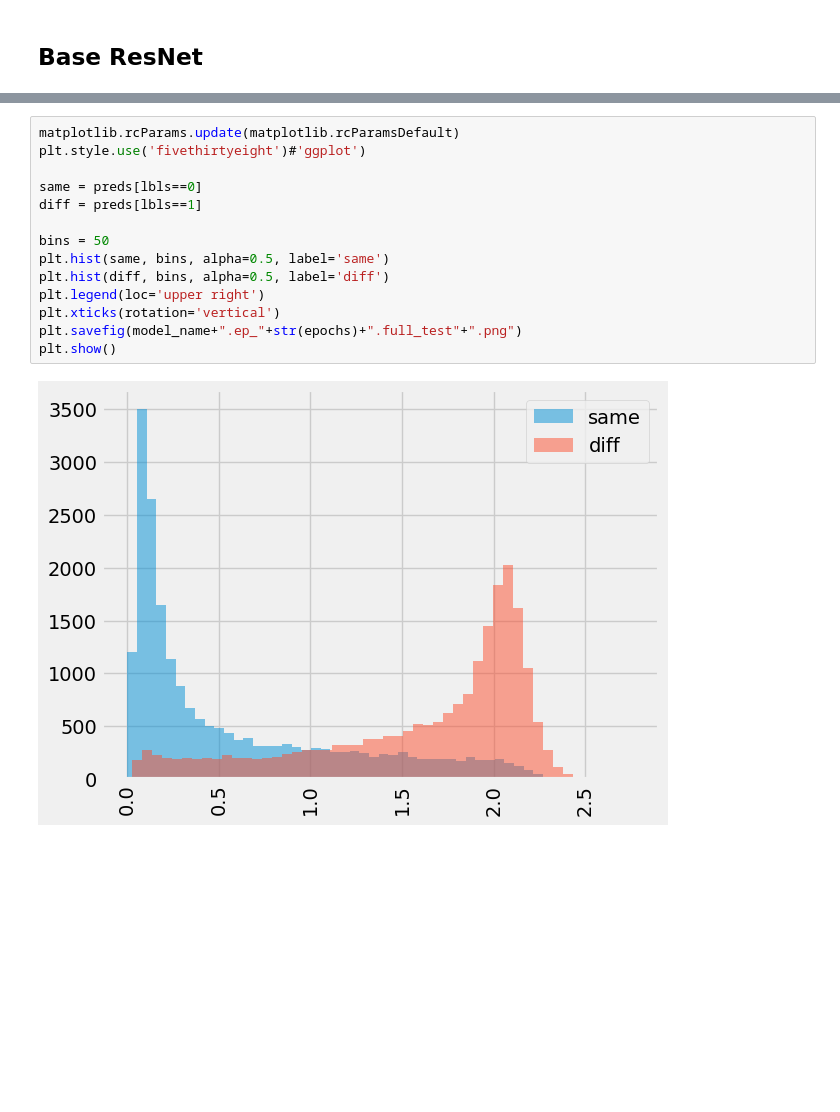
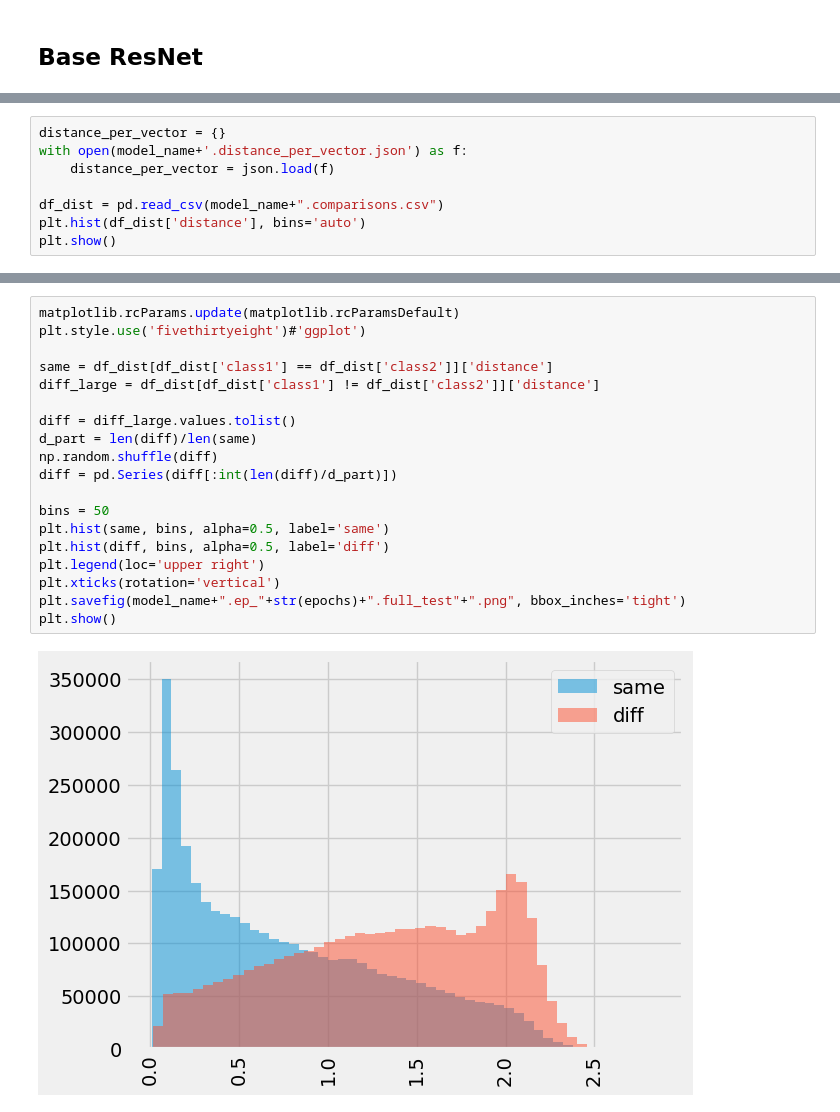
Before and after one commit to ProjectSidewalk/cv-siamese-network, a Jupyter notebook: validate_siamese.ipynb, the cells around one changed output, grey strips where cells are left out. Drawn from its saved outputs; the diff is of its cells as text; blank space fills up the shorter version.

```diff
--- a/validate_siamese.ipynb
+++ b/validate_siamese.ipynb
@@ -118,0 +233,8 @@ HBox(children=(IntProgress(value=0, description='Loss: ', max=665, style=Progres
+# %%
+distance_per_vector = {}
+with open(model_name+'.distance_per_vector.json') as f:
+    distance_per_vector = json.load(f)
+
+df_dist = pd.read_csv(model_name+".comparisons.csv")
+plt.hist(df_dist['distance'], bins='auto')
+plt.show()
@@ -119,16 +244,21 @@ HBox(children=(IntProgress(value=0, description='Loss: ', max=665, style=Progres
 # %%
 matplotlib.rcParams.update(matplotlib.rcParamsDefault)
 plt.style.use('fivethirtyeight')#'ggplot')
 
-same = preds[lbls==0]
-diff = preds[lbls==1]
+same = df_dist[df_dist['class1'] == df_dist['class2']]['distance']
+diff_large = df_dist[df_dist['class1'] != df_dist['class2']]['distance']
+
+diff = diff_large.values.tolist()
+d_part = len(diff)/len(same)
+np.random.shuffle(diff)
+diff = pd.Series(diff[:int(len(diff)/d_part)])
 
 bins = 50
 plt.hist(same, bins, alpha=0.5, label='same')
 plt.hist(diff, bins, alpha=0.5, label='diff')
 plt.legend(loc='upper right')
 plt.xticks(rotation='vertical')
-plt.savefig(model_name+".ep_"+str(epochs)+".full_test"+".png")
+plt.savefig(model_name+".ep_"+str(epochs)+".full_test"+".png", bbox_inches='tight')
 plt.show()
 # %% [output]
-[figure, old version]
+[figure, new version]
```
Also changed, not shown: parts of 26 cells of this notebook, 3 other files.
